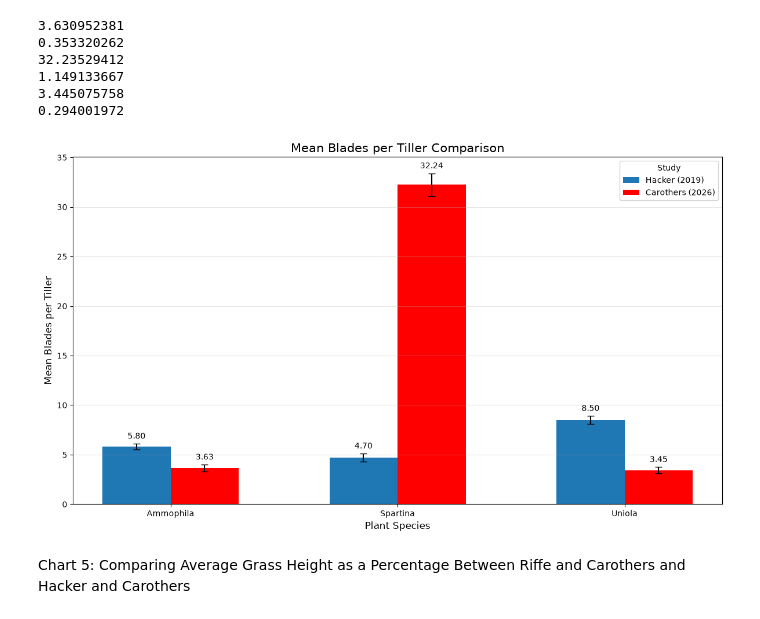
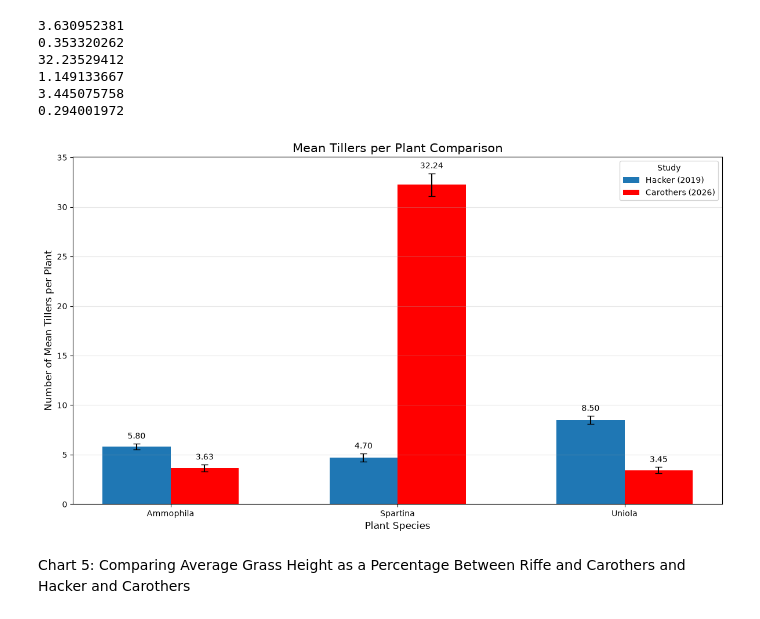
Before and after one commit to stromc485/CECL, a Jupyter notebook: Metamorphics_Plotting.ipynb, the cells around one changed output. Cells and saved outputs as stored; diff of their text form; code cells hidden in the pictures.

```diff
--- a/Metamorphics_Plotting.ipynb
+++ b/Metamorphics_Plotting.ipynb
@@ -641,36 +641,36 @@ carothers_ci = [
     Carothers_Tillers_per_Plant_95CI_SP,
     Carothers_Tillers_per_Plant_95CI_UP
 ]
 
 # Set up bar chart
 x = np.arange(len(species))
 width = 0.3
 
 fig, ax = plt.subplots(figsize=(12, 7))
 
 # Study groups
 hacker_blades_bars = ax.bar(x - 0.5*width, hacker, width,
        yerr=hacker_ci, capsize=4, label="Hacker (2019)")
 carothers_blades_bars = ax.bar(x + 0.5*width, carothers, width, yerr=carothers_ci, capsize=4, label="Carothers (2026)",
                                color='red')
 
 # Labels and formatting
 ax.set_xlabel("Plant Species", fontsize=12)
-ax.set_ylabel("Mean Blades per Tiller", fontsize=12)
-ax.set_title("Mean Blades per Tiller Comparison", fontsize=15)
+ax.set_ylabel("Number of Mean Tillers per Plant", fontsize=12)
+ax.set_title("Mean Tillers per Plant Comparison", fontsize=15)
 ax.bar_label(hacker_blades_bars, padding=4, fontsize=10, fmt='%.2f')
 ax.bar_label(carothers_blades_bars, padding=4, fontsize=10, fmt='%.2f')
 
 ax.set_xticks(x)
 ax.set_xticklabels(species)
 
 ax.legend(title="Study")
 ax.grid(axis="y", alpha=0.3)
 
 plt.tight_layout()
 plt.show()
 # %% [output]
-[figure, old version]
+[figure, new version]
 # %% [markdown]
 Chart 5: Comparing Average Grass Height as a Percentage Between Riffe and Carothers and Hacker and Carothers
 # %%
```
Also changed, not shown: parts of 8 cells of this notebook.
